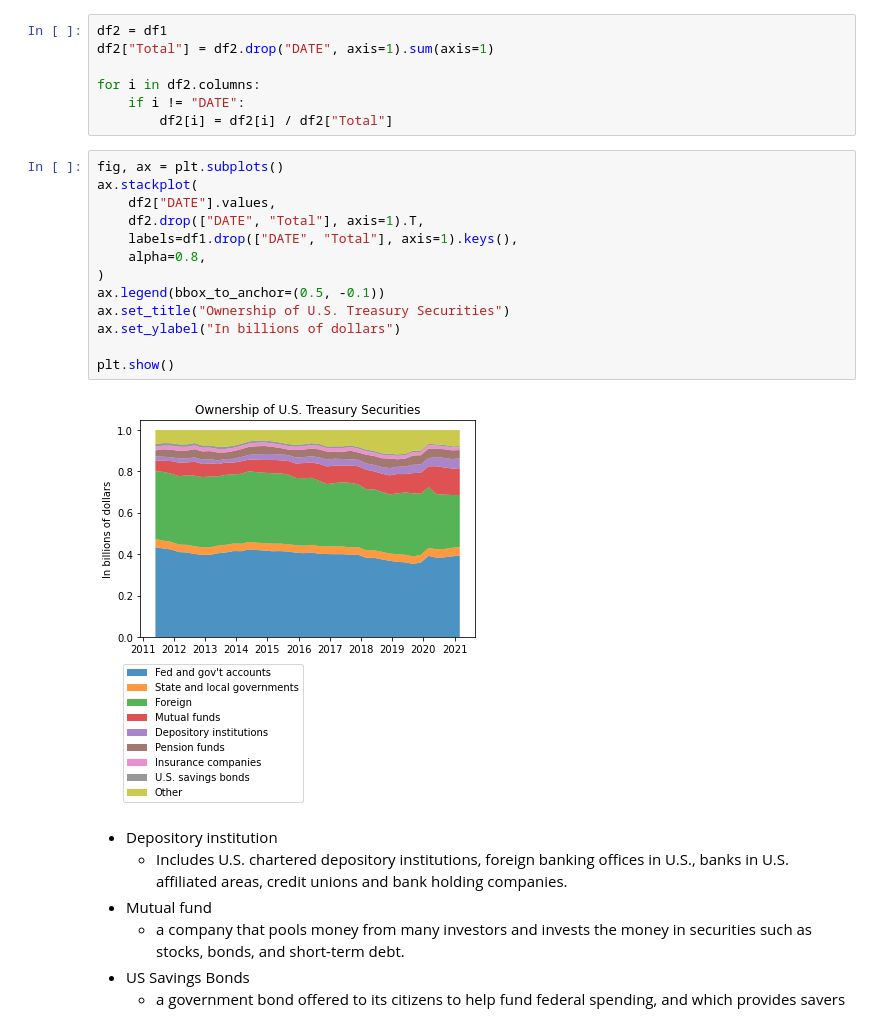
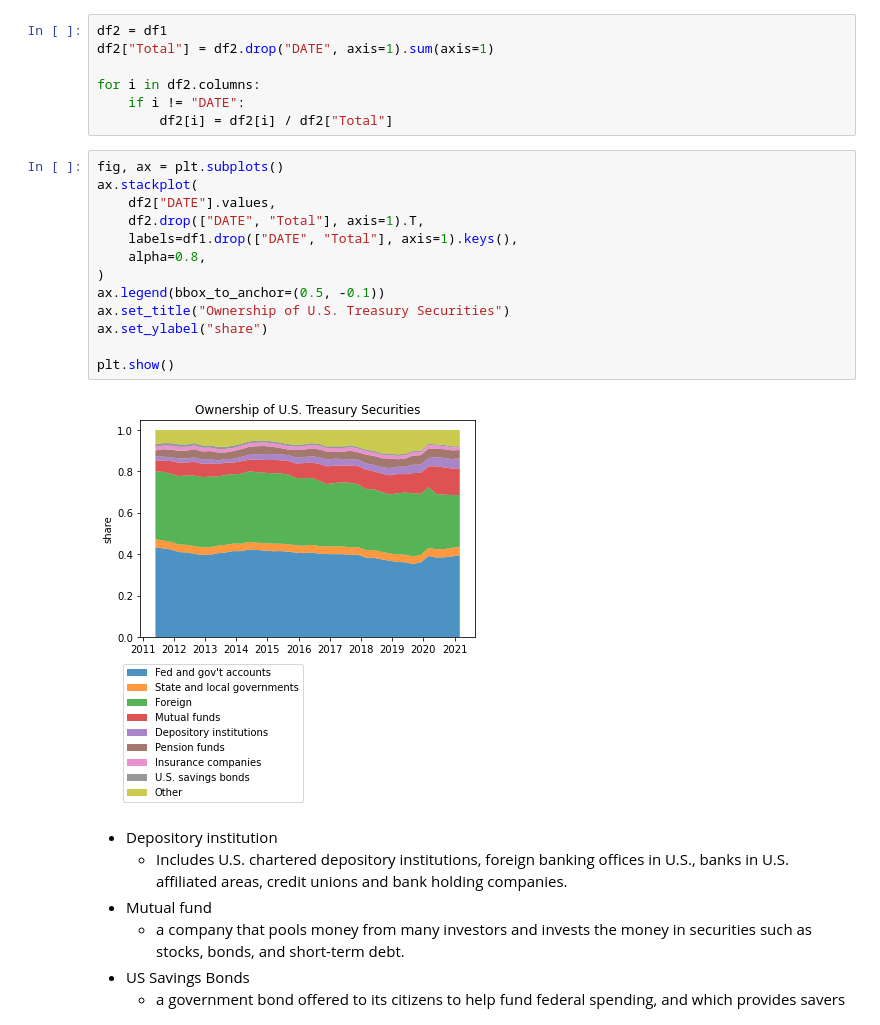
Before and after one commit to Koki-Okumura/Lee_Toshi_Koki, a Jupyter notebook: 20220404/20220404.ipynb, the cells around one changed output. Saved outputs shown, nothing was run; the diff lists cells and outputs as text.

```diff
--- a/20220404/20220404.ipynb
+++ b/20220404/20220404.ipynb
@@ -100,18 +100,18 @@ for i in df2.columns:
 # %%
 fig, ax = plt.subplots()
 ax.stackplot(
     df2["DATE"].values,
     df2.drop(["DATE", "Total"], axis=1).T,
     labels=df1.drop(["DATE", "Total"], axis=1).keys(),
     alpha=0.8,
 )
 ax.legend(bbox_to_anchor=(0.5, -0.1))
 ax.set_title("Ownership of U.S. Treasury Securities")
-ax.set_ylabel("In billions of dollars")
+ax.set_ylabel("share")
 
 plt.show()
 # %% [output]
-[figure, old version]
+[figure, new version]
 # %% [markdown]
 - Depository institution
   - Includes U.S. chartered depository institutions, foreign banking offices in U.S., banks in U.S. affiliated areas, credit unions and bank holding companies.
```
